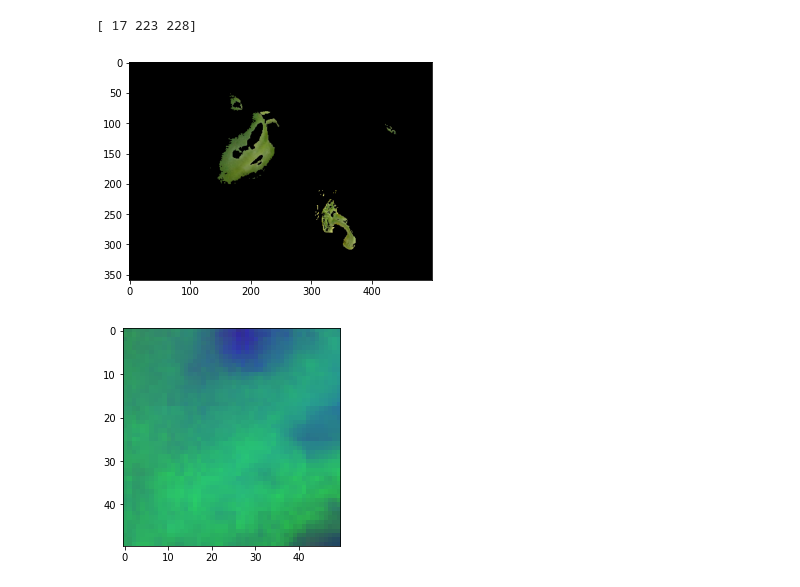
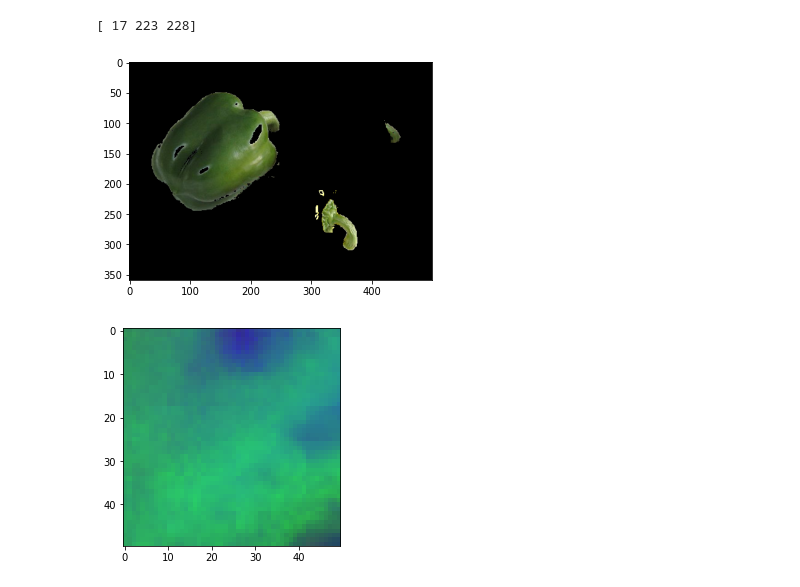
Before and after one commit to Elianagam/FundRobotica, a Jupyter notebook: img_color/morrones.ipynb, the cells around one changed output. Drawn from its saved outputs; the diff is of its cells as text; code cells hidden in the pictures.

```diff
--- a/img_color/morrones.ipynb
+++ b/img_color/morrones.ipynb
@@ -110,15 +94,15 @@ print(img_HSV[230,250,:])
 # %% [output]
 [ 17 223 228]
 # %%
-color_l = (29,225,225)
+color_l = (29,35,40)
 color_u = (140,255,255)
 
 mask = cv.inRange(img_HSV, color_l,  color_u)
 img_segmentada = cv.bitwise_and(imgRGB, imgRGB, mask=mask)
 
 plt.figure(6)
 plt.imshow(img_segmentada)
 plt.show()
 # %% [output]
-[figure, old version]
+[figure, new version]
 # %%
```
Also changed, not shown: parts of 7 cells of this notebook, 2 other files.
